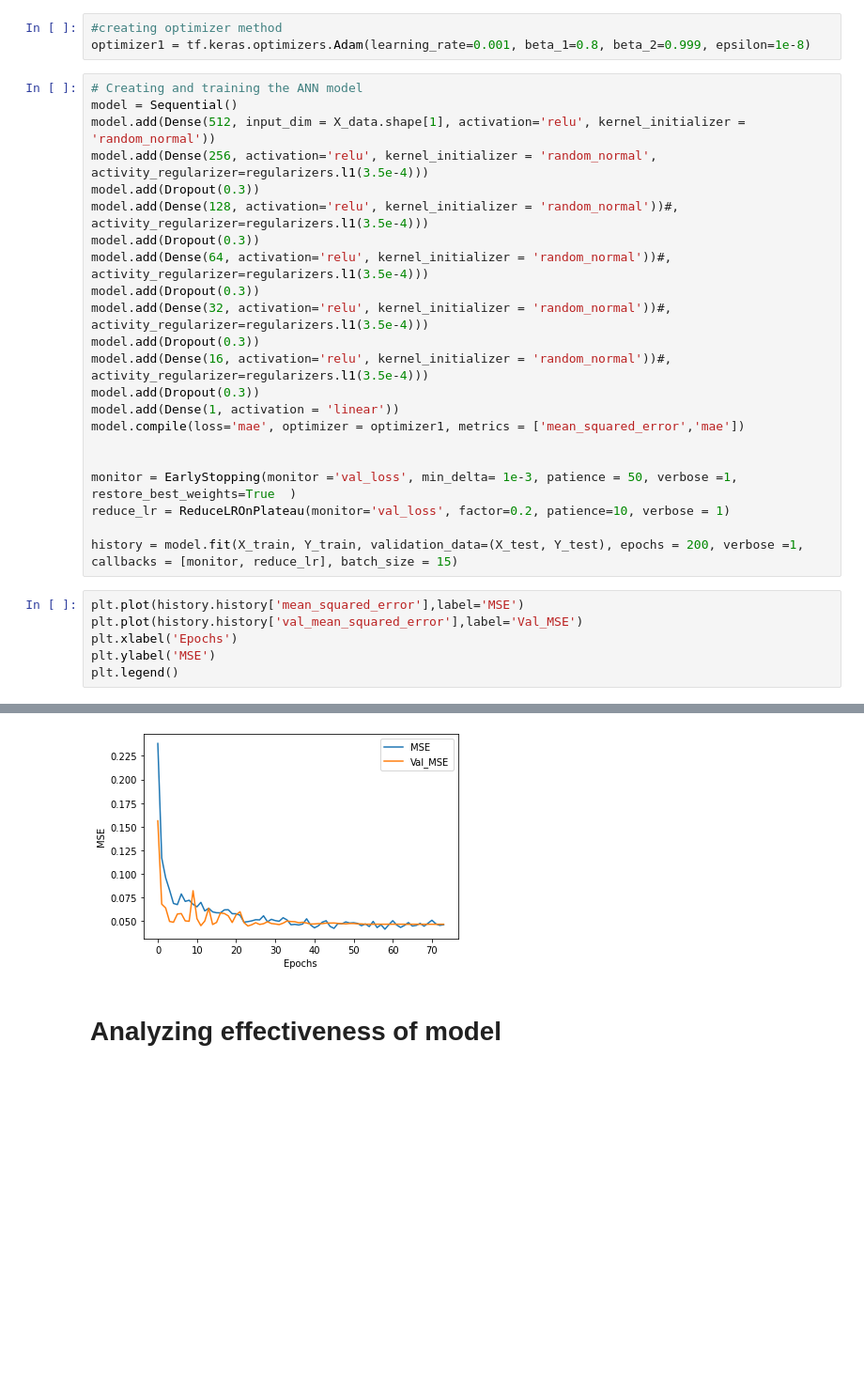
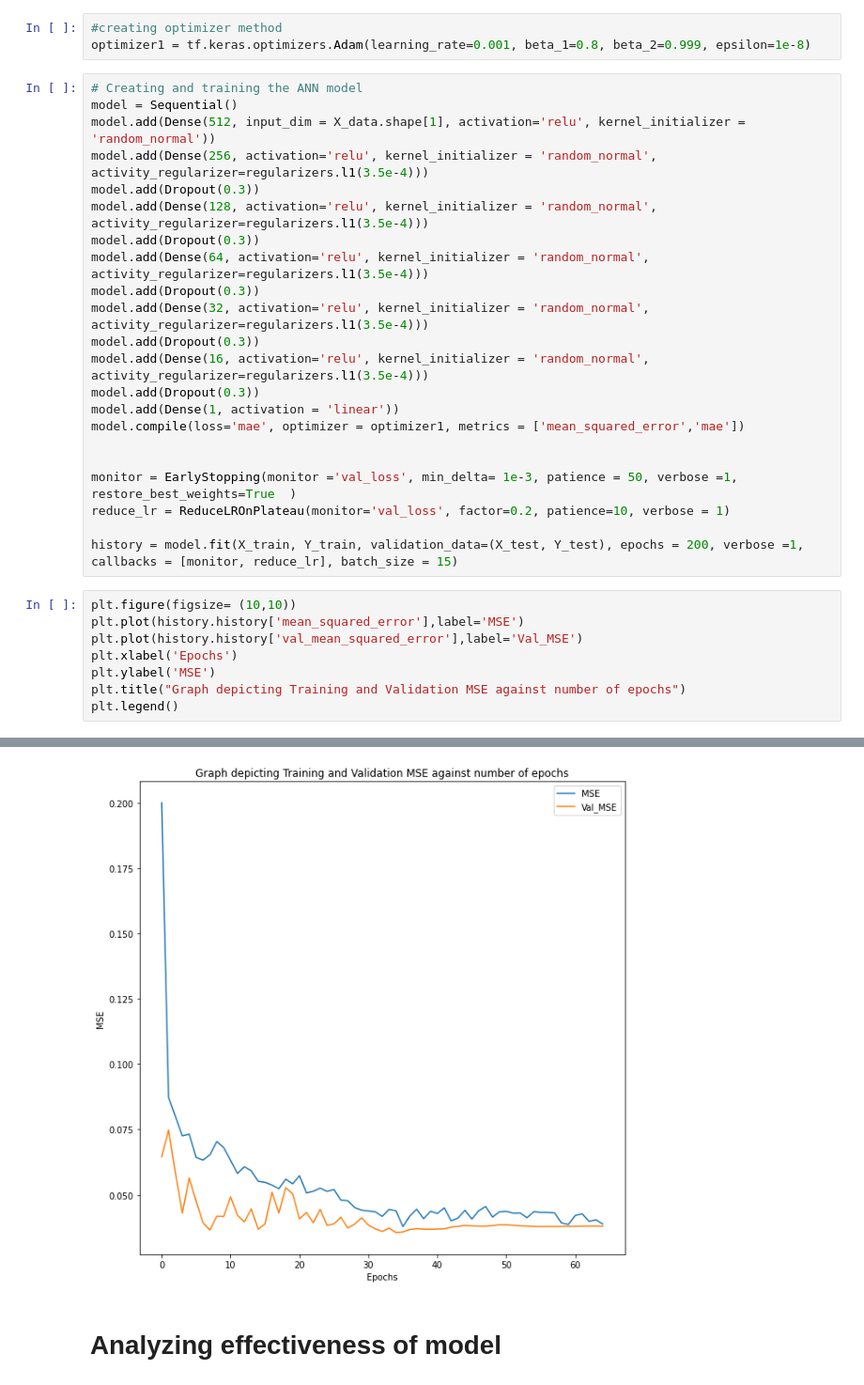
Before and after one commit to A-Wadhwani/ME597-Project, a Jupyter notebook: ANN_Model_UMass_power.ipynb, the cells around one changed output, grey strips where cells are left out. Shown at 94% size. Saved outputs shown, nothing was run; the diff lists cells and outputs as text; blank space fills up the shorter version.

```diff
--- a/ANN_Model_UMass_power.ipynb
+++ b/ANN_Model_UMass_power.ipynb
@@ -96,13 +96,13 @@ model = Sequential()
 model.add(Dense(512, input_dim = X_data.shape[1], activation='relu', kernel_initializer = 'random_normal'))
 model.add(Dense(256, activation='relu', kernel_initializer = 'random_normal',  activity_regularizer=regularizers.l1(3.5e-4)))
 model.add(Dropout(0.3))
-model.add(Dense(128, activation='relu', kernel_initializer = 'random_normal'))#,  activity_regularizer=regularizers.l1(3.5e-4)))
+model.add(Dense(128, activation='relu', kernel_initializer = 'random_normal',  activity_regularizer=regularizers.l1(3.5e-4)))
 model.add(Dropout(0.3))
-model.add(Dense(64, activation='relu', kernel_initializer = 'random_normal'))#,  activity_regularizer=regularizers.l1(3.5e-4)))
+model.add(Dense(64, activation='relu', kernel_initializer = 'random_normal',  activity_regularizer=regularizers.l1(3.5e-4)))
 model.add(Dropout(0.3))
-model.add(Dense(32, activation='relu', kernel_initializer = 'random_normal'))#,  activity_regularizer=regularizers.l1(3.5e-4)))
+model.add(Dense(32, activation='relu', kernel_initializer = 'random_normal',  activity_regularizer=regularizers.l1(3.5e-4)))
 model.add(Dropout(0.3))
-model.add(Dense(16, activation='relu', kernel_initializer = 'random_normal'))#,  activity_regularizer=regularizers.l1(3.5e-4)))
+model.add(Dense(16, activation='relu', kernel_initializer = 'random_normal',  activity_regularizer=regularizers.l1(3.5e-4)))
 model.add(Dropout(0.3))
 model.add(Dense(1, activation = 'linear'))
 model.compile(loss='mae', optimizer = optimizer1, metrics = ['mean_squared_error','mae'])
@@ -113,14 +113,16 @@ reduce_lr = ReduceLROnPlateau(monitor='val_loss', factor=0.2, patience=10, verbo
 
 history = model.fit(X_train, Y_train, validation_data=(X_test, Y_test), epochs = 200, verbose =1, callbacks = [monitor, reduce_lr], batch_size = 15)
 # %%
+plt.figure(figsize= (10,10))
 plt.plot(history.history['mean_squared_error'],label='MSE')
 plt.plot(history.history['val_mean_squared_error'],label='Val_MSE')
 plt.xlabel('Epochs')
 plt.ylabel('MSE')
+plt.title("Graph depicting Training and Validation MSE against number of epochs")
 plt.legend()
 # %% [output]
 <matplotlib.legend.Legend at 0x...>
-[figure, old version]
+[figure, new version]
 # %% [markdown]
 # Analyzing effectiveness of model
 # %%
```
Also changed, not shown: parts of 3 cells of this notebook.
